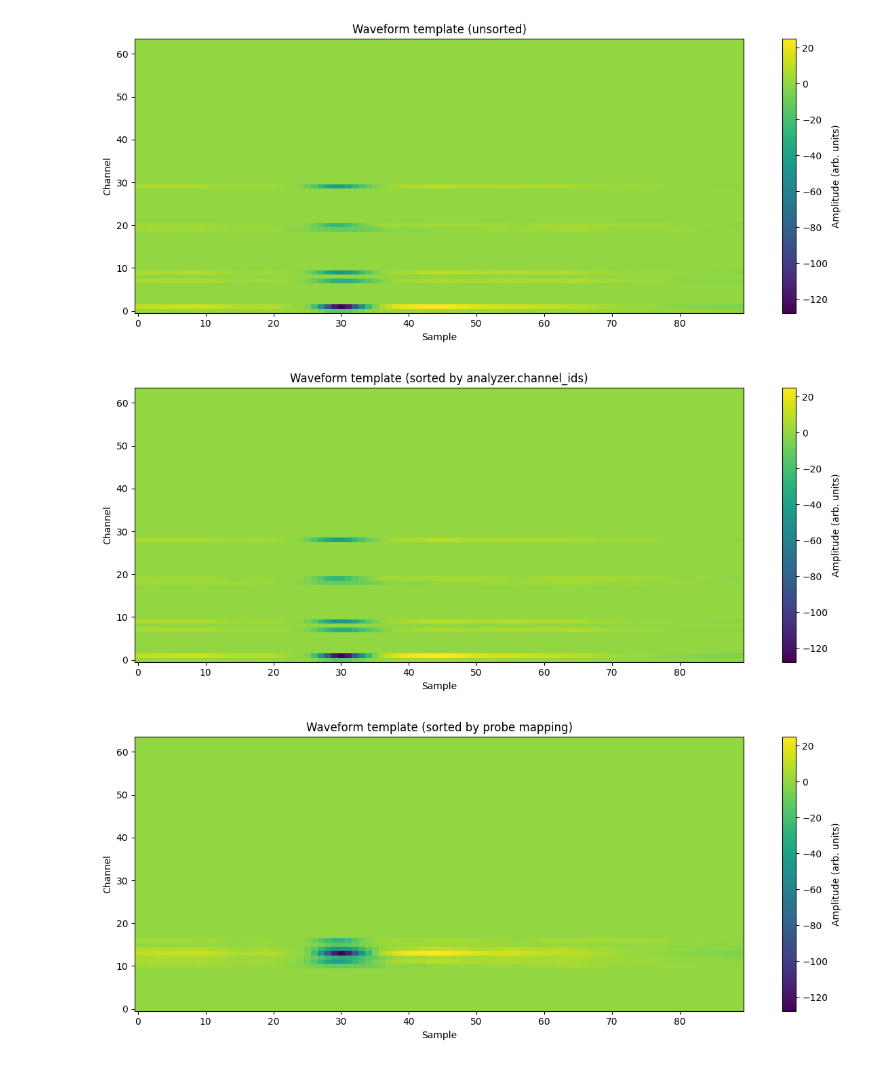
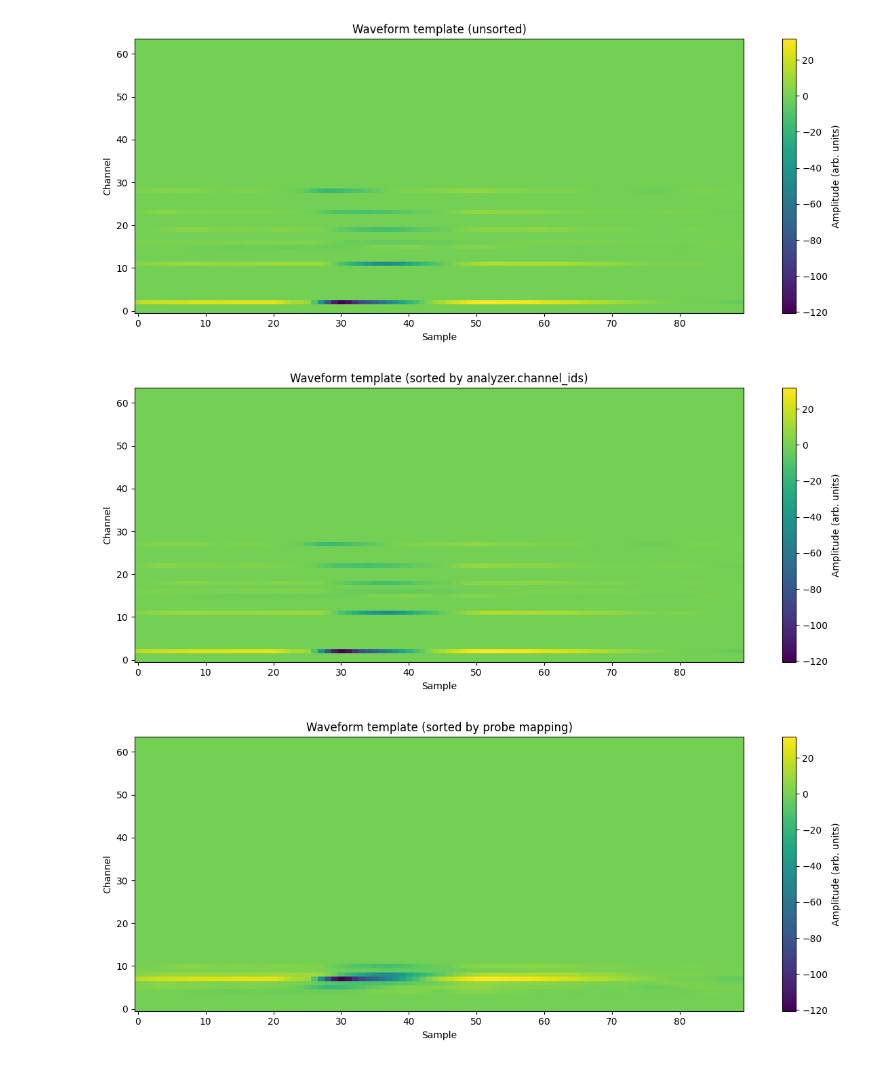
Before and after one commit to Wood-Dudchenko-lab/woodsort, a Jupyter notebook: pipelines_sorting/Pipeline_test_all_channels.ipynb, the cells around one changed output. Cells and saved outputs as stored; diff of their text form; code cells hidden in the pictures.

```diff
--- a/pipelines_sorting/Pipeline_test_all_channels.ipynb
+++ b/pipelines_sorting/Pipeline_test_all_channels.ipynb
@@ -107,20 +108,30 @@ sorting = si.run_sorter(
     recording=recording,
     sorter_name='mountainsort5',
     remove_existing_folder=True,
-    folder='/home/avadher/Data/H7113-250604/Test')
+    folder='/home/avadher/Data/H7113-250604/Test_all_channels')
 
 ## Create analyzer
 analyzer = si.create_sorting_analyzer(
     recording=recording,
     sorting=sorting,
     format="binary_folder",
-    folder='/home/avadher/Data/H7113-250604/Test',
+    folder='/home/avadher/Data/H7113-250604/Test_all_channels',
     overwrite=True,
 )
 
-analyzer.compute({'random_spikes': {},
+analyzer.compute({'unit_locations': {},
+                          'random_spikes': {},
+                          'noise_levels': {},
                           'waveforms': {},
-                          'templates': {}})
+                          'templates': {},
+                          'spike_amplitudes': {},
+                          'spike_locations': {},
+                          'correlograms': {},
+                          'quality_metrics': {},
+                          'template_similarity': {},
+                          'principal_components': {},
+                          'template_metrics': {'include_multi_channel_metrics': True},
+                          })
 # %% [output]
 write_binary_recording
 engine=process - n_jobs=1 - samples_per_chunk=30,000 - chunk_memory=3.66 MiB - total_memory=3.66 MiB - chunk_duration=1.00s
@@ -174,7 +154,7 @@ Original: mapping device_channel_indices:contact_ids
 ### PLOT WAVEFORMS ###
 
 waveforms = analyzer.get_extension("templates").get_data()
-cell_number = 1
+cell_number = 4  # cell 75 is obvious to track down
 wf = waveforms[cell_number,:,:].T
 
 # Plot waveforms (unsorted)
@@ -188,33 +168,33 @@ plt.tight_layout()
 plt.show()
 
 # Plot waveforms (sorted by analyzer.channel_ids)
 order = np.array(
     [int(ch.replace("CH", "")) for ch in analyzer.channel_ids],
     dtype=int
 )
 order = order - 1  # make 0-based
 plt.figure(figsize=(12, 5))
 im = plt.imshow(wf[order], aspect="auto", origin="lower")
 plt.ylabel("Channel")
 plt.xlabel("Sample")
 plt.title("Waveform template (sorted by analyzer.channel_ids)")
 plt.colorbar(im, label="Amplitude (arb. units)")
 plt.tight_layout()
 plt.show()
 
 # Plot waveforms (sorted by probe mapping)
 mapping = dict(zip(analyzer.get_probe().device_channel_indices, analyzer.get_probe().contact_ids))
 order = sorted(mapping, key=lambda k: int(mapping[k]))
 
 plt.figure(figsize=(12, 5))
 im = plt.imshow(wf[order], aspect="auto", origin="lower")
 plt.ylabel("Channel")
 plt.xlabel("Sample")
 plt.title("Waveform template (sorted by probe mapping)")
 plt.colorbar(im, label="Amplitude (arb. units)")
 plt.tight_layout()
 plt.show()
 # %% [output]
-[figure, old version]
+[figure, new version]
-[figure, old version]
+[figure, new version]
-[figure, old version]
+[figure, new version]
```
Also changed, not shown: parts of 4 cells of this notebook, 2 other files.
